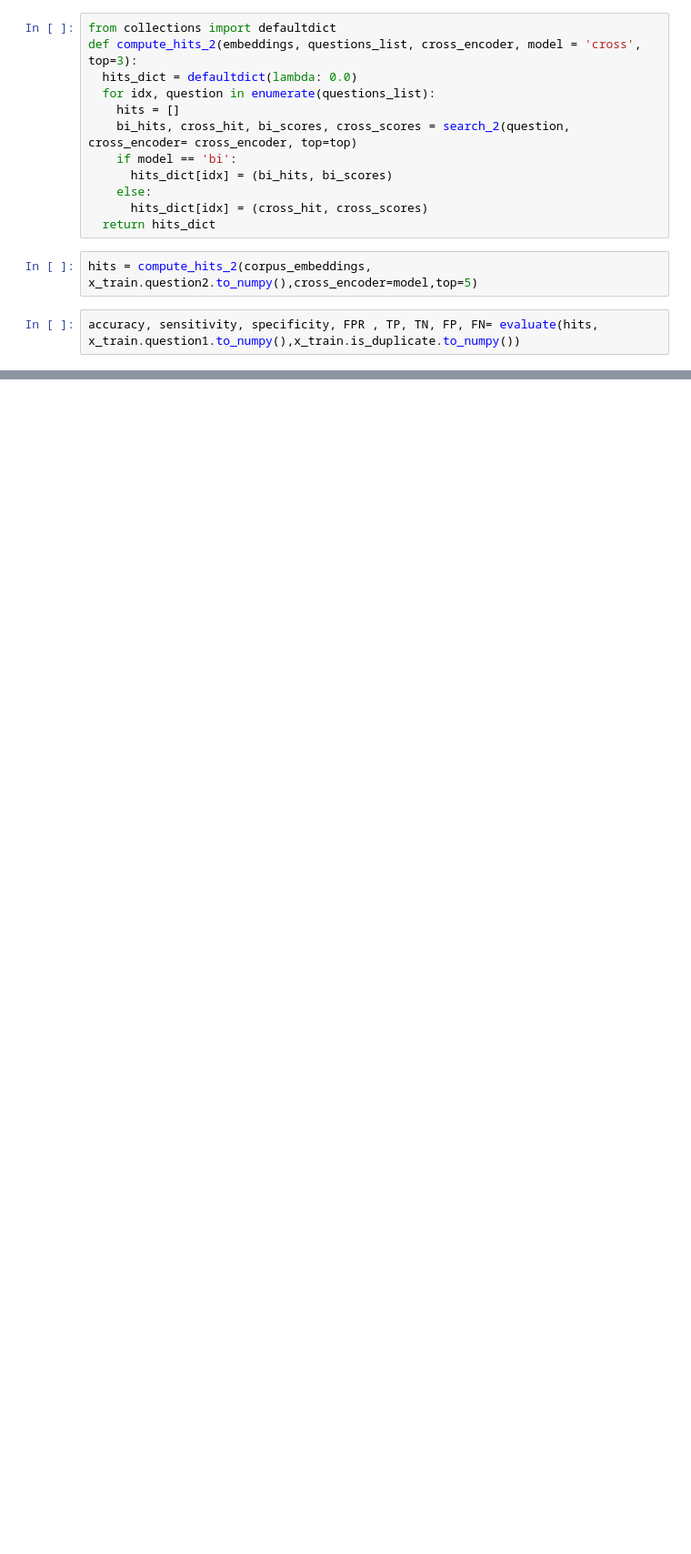
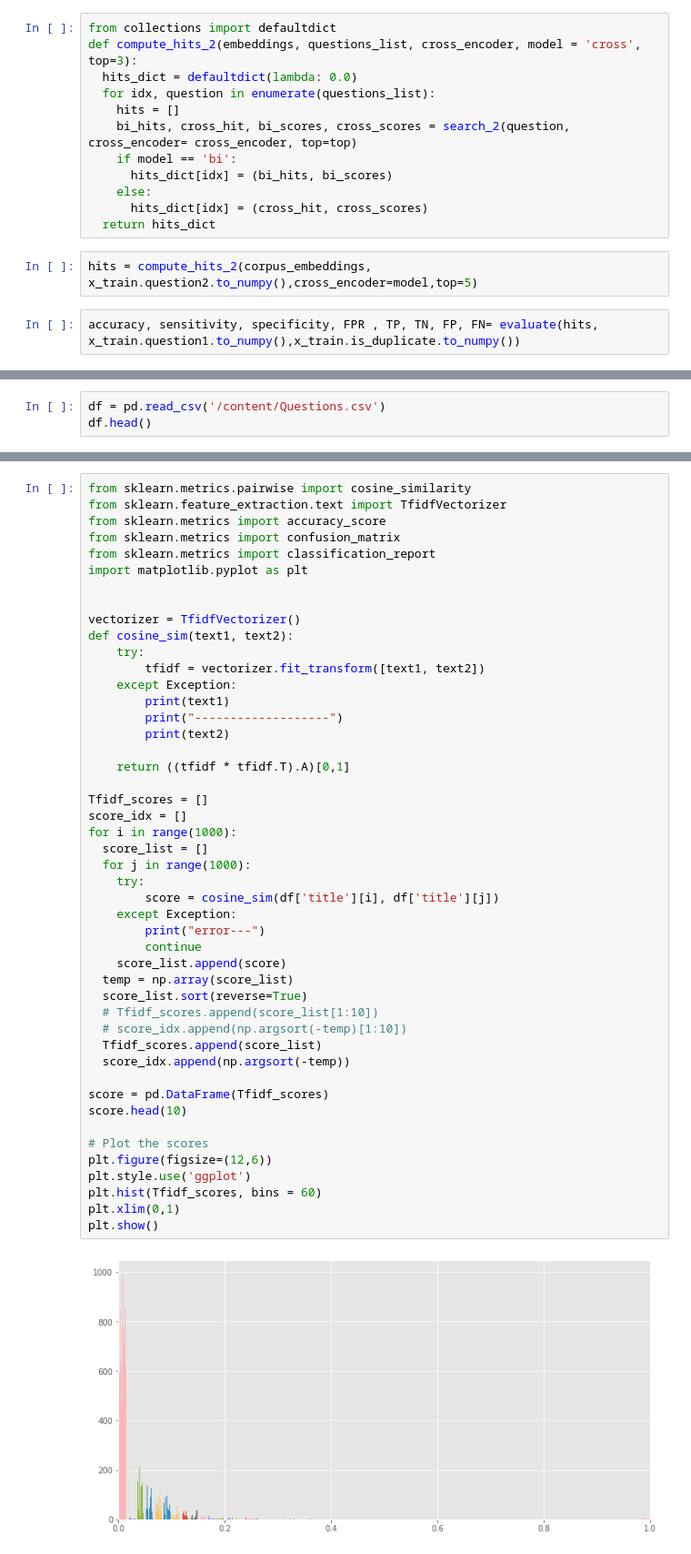
Before and after one commit to Vtewari2311/STEM-Away-Internship, a Jupyter notebook: Notebook_STEM_Away.ipynb, the cells around one changed output, grey strips where cells are left out. Shown at 91% size. Drawn from its saved outputs; the diff is of its cells as text; blank space fills up the shorter version.

```diff
--- a/Notebook_STEM_Away.ipynb
+++ b/Notebook_STEM_Away.ipynb
@@ -832,0 +818,3 @@ accuracy, sensitivity, specificity, FPR, TP,TN,FP,FN
+# %%
+df = pd.read_csv('/content/Questions.csv')
+df.head()
@@ -832,0 +980,49 @@ accuracy, sensitivity, specificity, FPR, TP,TN,FP,FN
+# %%
+from sklearn.metrics.pairwise import cosine_similarity
+from sklearn.feature_extraction.text import TfidfVectorizer
+from sklearn.metrics import accuracy_score
+from sklearn.metrics import confusion_matrix
+from sklearn.metrics import classification_report
+import matplotlib.pyplot as plt
+
+
+vectorizer = TfidfVectorizer()
+def cosine_sim(text1, text2):
+    try:
+        tfidf = vectorizer.fit_transform([text1, text2])
+    except Exception:
+        print(text1)
+        print("-------------------")
+        print(text2)
+
+    return ((tfidf * tfidf.T).A)[0,1]
+
+Tfidf_scores = []
+score_idx = []
+for i in range(1000):
+  score_list = []
+  for j in range(1000):
+    try:
+        score = cosine_sim(df['title'][i], df['title'][j])
+    except Exception:
+        print("error---")
+        continue
+    score_list.append(score)
+  temp = np.array(score_list)
+  score_list.sort(reverse=True)
+  # Tfidf_scores.append(score_list[1:10])
+  # score_idx.append(np.argsort(-temp)[1:10])
+  Tfidf_scores.append(score_list)
+  score_idx.append(np.argsort(-temp))
+
+score = pd.DataFrame(Tfidf_scores)
+score.head(10)
+
+# Plot the scores
+plt.figure(figsize=(12,6))
+plt.style.use('ggplot')
+plt.hist(Tfidf_scores, bins = 60)
+plt.xlim(0,1)
+plt.show()
+# %% [output]
+[figure, added]
```
Also changed, not shown: parts of 71 cells of this notebook.
